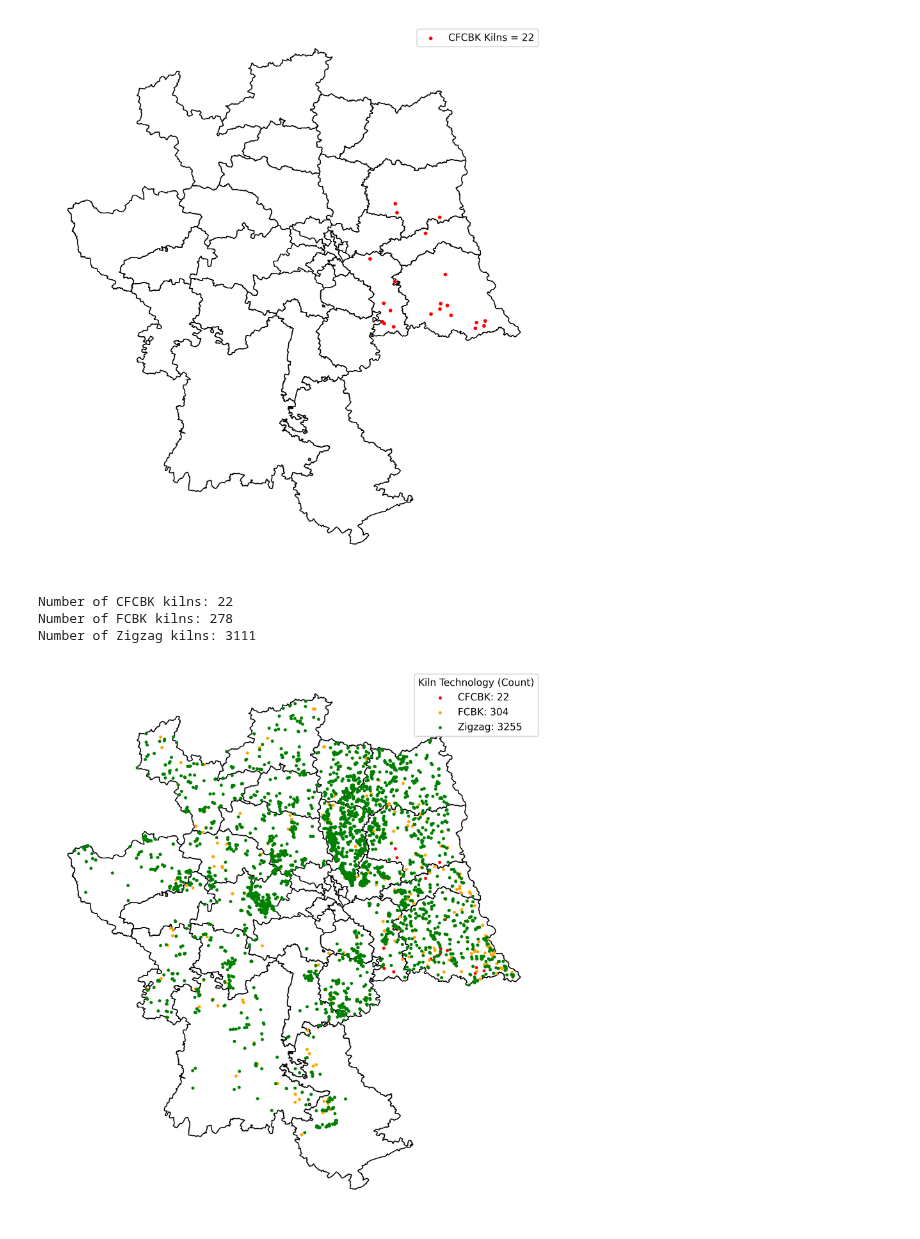
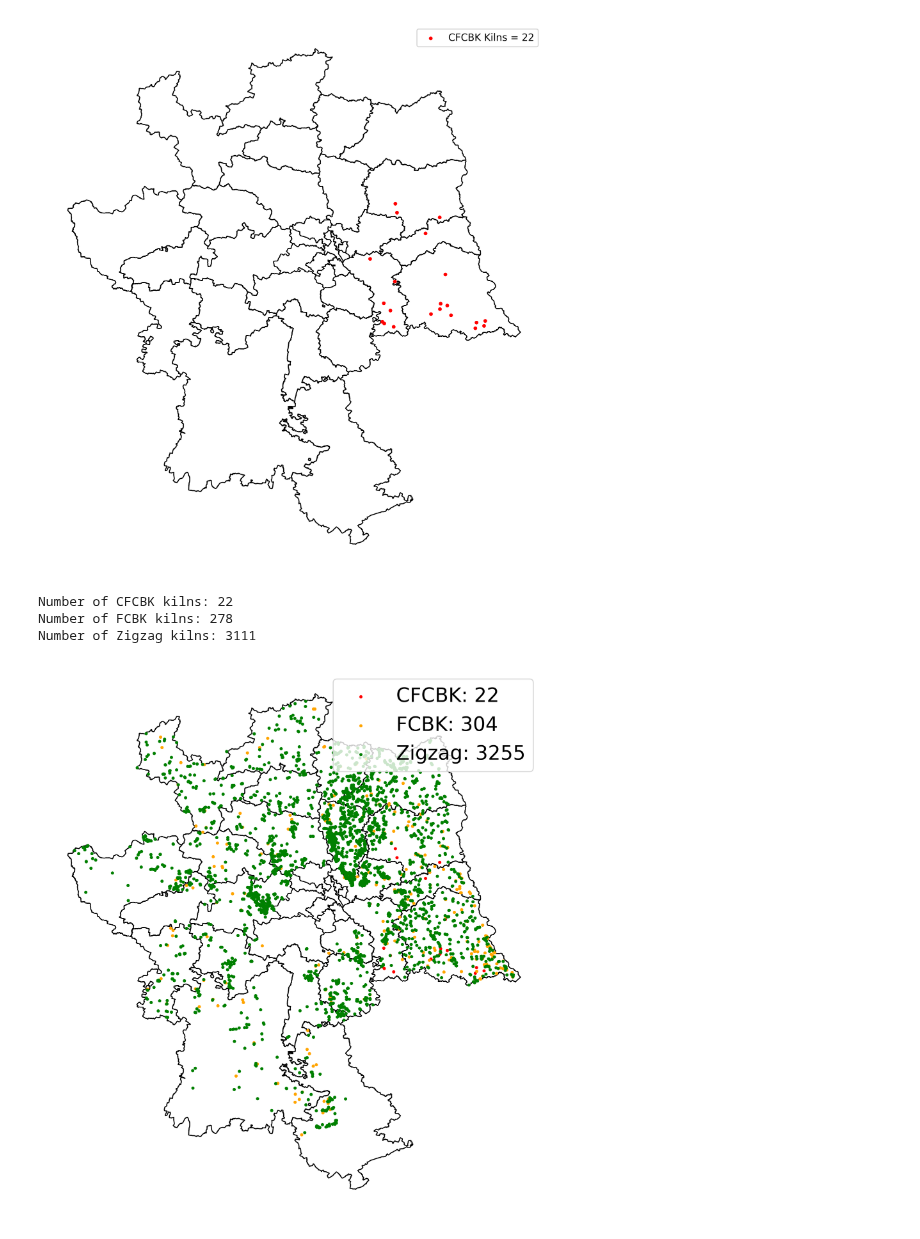
Before and after one commit to rishabh-mondal/ijcai_2025_kilns, a Jupyter notebook: notebooks/brick_kilns_plots.ipynb, the cells around one changed output. Cells and saved outputs as stored; diff of their text form; code cells hidden in the pictures.

```diff
--- a/notebooks/brick_kilns_plots.ipynb
+++ b/notebooks/brick_kilns_plots.ipynb
@@ -545,33 +545,33 @@ print(f"Number of Zigzag kilns: {num_Zigzag}")
 
 # Plot
 fig, ax = plt.subplots(dpi=300, figsize=(10, 10))
 ncr_df.plot(ax=ax, color="none", edgecolor="black", linewidth=1)
 
 # Scatter plot for each kiln type with counts in the legend
 scatter_CFCBK = ax.scatter(CFCBK_kilns.center_lon, CFCBK_kilns.center_lat, s=5, color='red', label=f"CFCBK: {total_cfbck}")
 scatter_FCBK = ax.scatter(FCBK_kilns.center_lon, FCBK_kilns.center_lat, s=5, color='orange', label=f"FCBK: {total_fcbk}")
 scatter_Zigzag = ax.scatter(Zigzag_kilns.center_lon, Zigzag_kilns.center_lat, s=5, color='green', label=f"Zigzag: {total_zigzag}")
 scatter_CFCBK_2 = ax.scatter(CFCBK_kilns_2.center_lon, CFCBK_kilns_2.center_lat, s=5,color='red')
 scatter_FCBK_2 = ax.scatter(FCBK_kilns_2.center_lon, FCBK_kilns_2.center_lat, s=5,color='orange')
 scatter_Zigzag_2 = ax.scatter(Zigzag_kilns_2.center_lon, Zigzag_kilns_2.center_lat, s=5,color='green')
 scatter_CFCBK_3 = ax.scatter(CFCBK_kilns_3.center_lon, CFCBK_kilns_3.center_lat, s=5,color='red')
 scatter_FCBK_3 = ax.scatter(FCBK_kilns_3.center_lon, FCBK_kilns_3.center_lat, s=5,color='orange')
 scatter_Zigzag_3 = ax.scatter(Zigzag_kilns_3.center_lon, Zigzag_kilns_3.center_lat, s=5,color='green')
 
 
 # Add legend with formatted labels
-ax.legend(title="Kiln Technology (Count)", loc="upper right", fontsize=10)
-
+ax.legend( loc="upper right", fontsize=20)
+# title="Kiln Technology (Count)",
 # Formatting the plot
 ax.set_aspect("equal")
 ax.set_axis_off()
 
 # Save the figure
 fig.savefig("../figures/ncr_all_kilns_with_legend_counts.png", bbox_inches="tight", dpi=300)
 
 plt.show()
 # %% [output]
 Number of CFCBK kilns: 22
 Number of FCBK kilns: 278
 Number of Zigzag kilns: 3111
-[figure, old version]
+[figure, new version]
```
Also changed, not shown: parts of 2 cells of this notebook, 3 other files.
